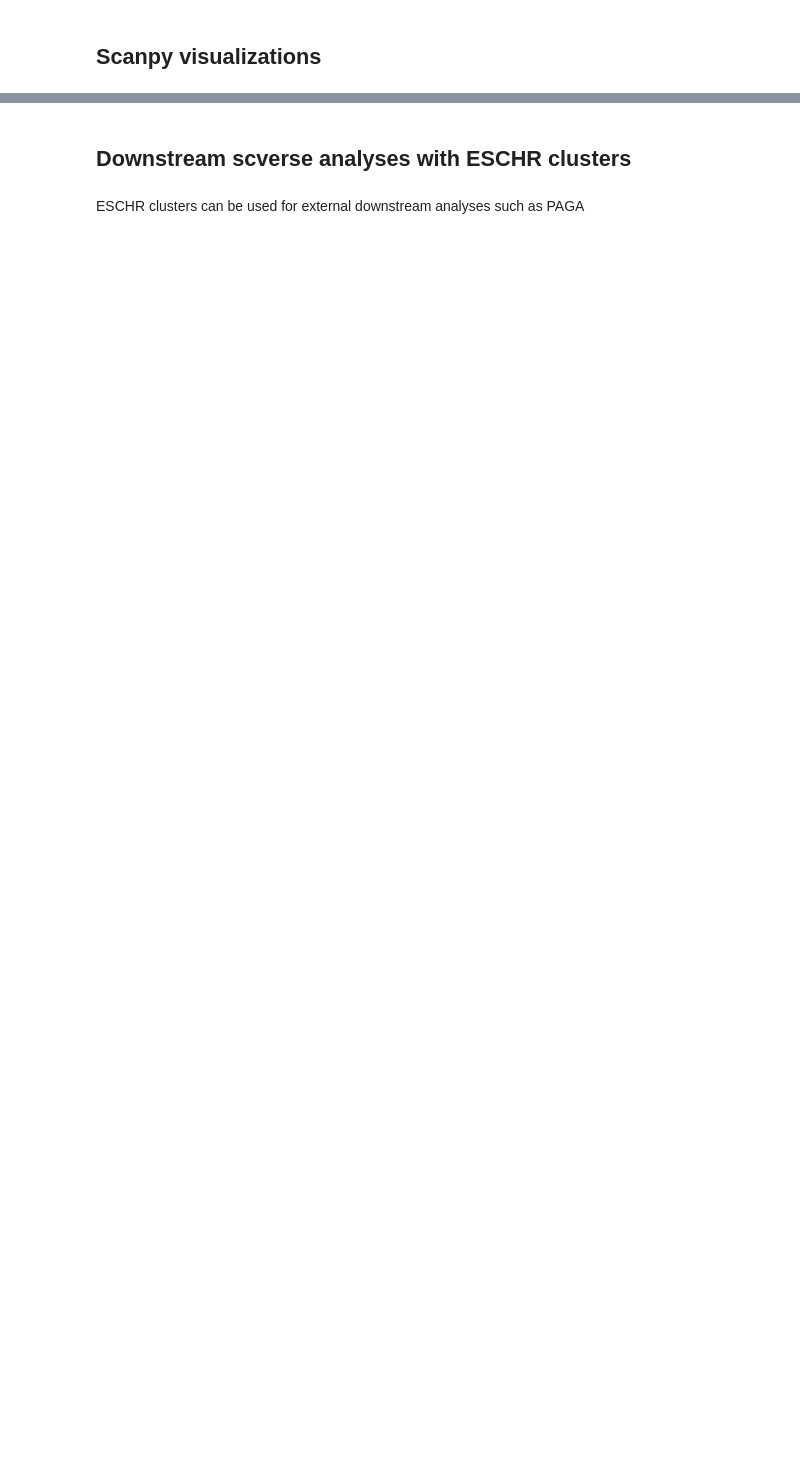
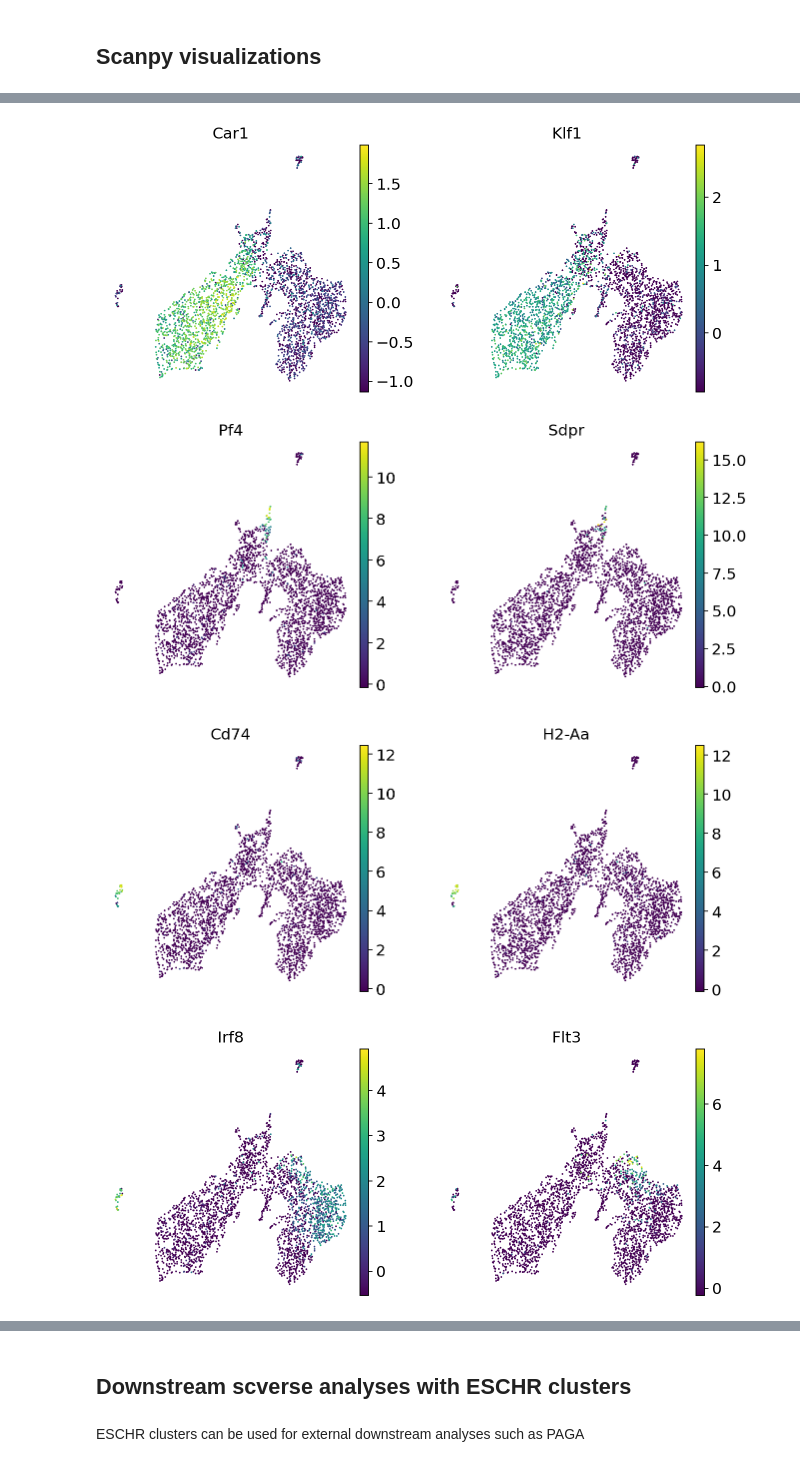
Before and after one commit to zunderlab/eschr, a Jupyter notebook: docs/notebooks/paul15.ipynb, the cells around one changed output, grey strips where cells are left out. Saved outputs shown, nothing was run; the diff lists cells and outputs as text; code cells hidden in the pictures; blank space fills up the shorter version.

```diff
--- a/docs/notebooks/paul15.ipynb
+++ b/docs/notebooks/paul15.ipynb
@@ -143,0 +150,16 @@ sc.pl.umap(adata, color=['hard_clusters', 'uncertainty_score', 'paul15_clusters'
+# %%
+cell_type_markers = {"Erythroid": ['Car1', 'Klf1'],
+                     "Megakaryocytes": ['Pf4','Sdpr'],
+                     "Dendritic cells": ['Cd74','H2-Aa'],
+                    "Monocytes":['Irf8', 'Flt3'],
+                    "Neutrophils":['Elane','Cebpe'],
+                    "Basophils": ['Prss34','Lmo4'],
+                    "Eosonophils": ['Prg2'],
+                    "Natural killer cells":['Xcl1','Ccl5']}
+for markers_ls in cell_type_markers_paper.values():
+  sc.pl.umap(adata, color=markers_ls,show=True,s=10)
+# %% [output]
+[figure, added]
+[figure, added]
+[figure, added]
+[figure, added]
```
Also changed, not shown: parts of 13 cells of this notebook.
